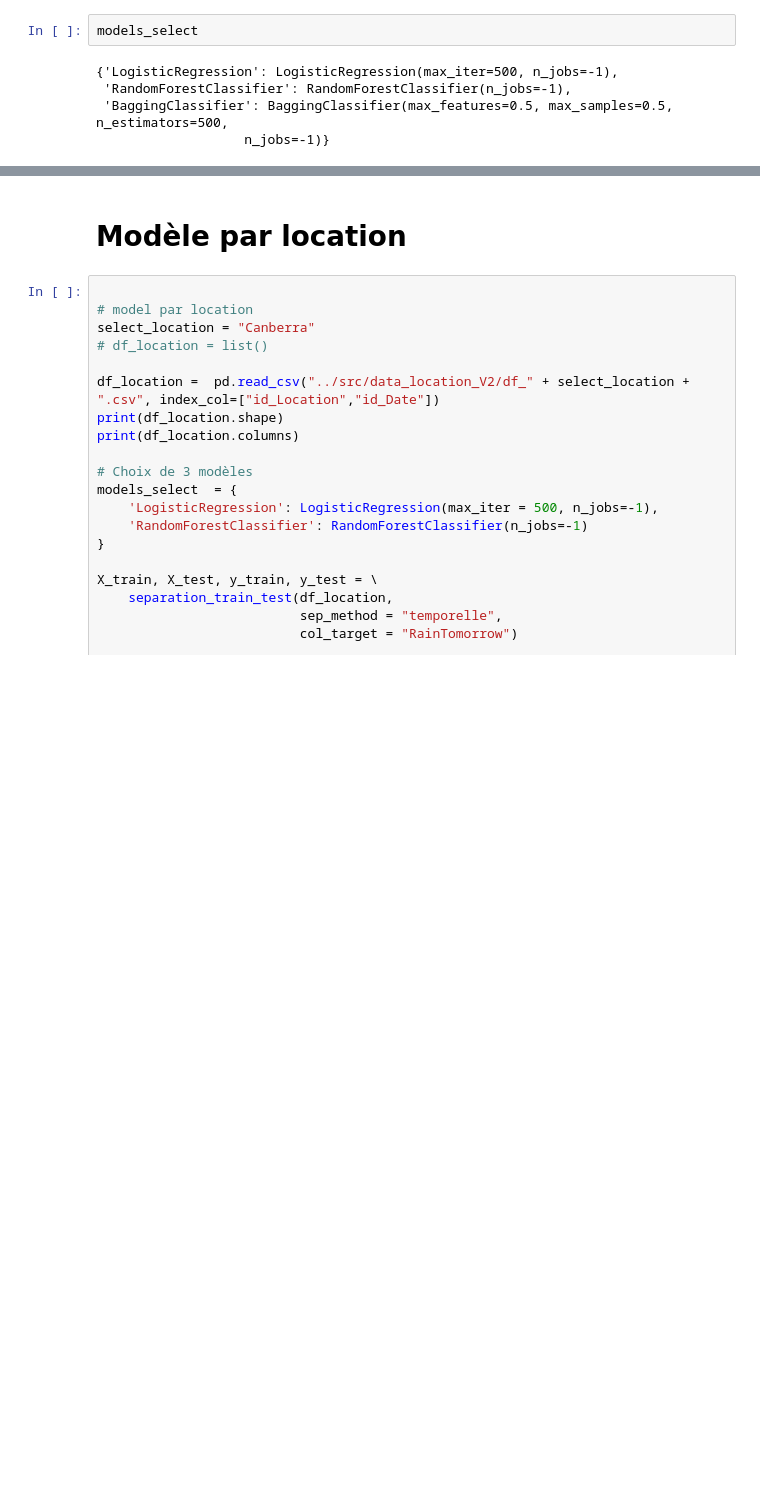
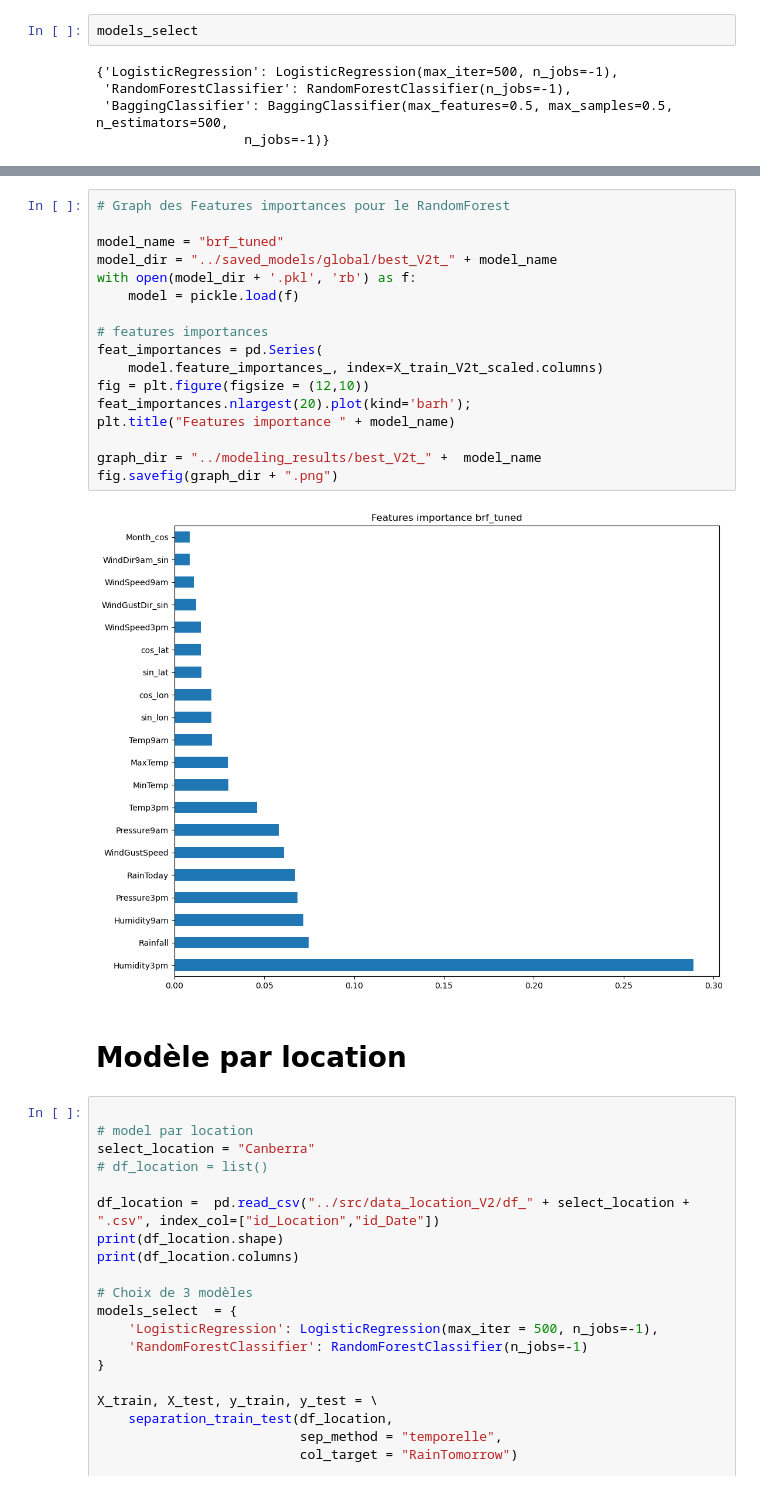
Before and after one commit to alastirm/NOV24_MLOPS_METEO, a Jupyter notebook: notebook/modelling_global.ipynb, the cells around one changed output, grey strips where cells are left out. Cells and saved outputs as stored; diff of their text form; blank space fills up the shorter version.

```diff
--- a/notebook/modelling_global.ipynb
+++ b/notebook/modelling_global.ipynb
@@ -672,3 +873,22 @@ Matrice de confusion :
+# %%
+# Graph des Features importances pour le RandomForest
+
+model_name = "brf_tuned"
+model_dir = "../saved_models/global/best_V2t_" + model_name
+with open(model_dir + '.pkl', 'rb') as f:
+    model = pickle.load(f)
+
+# features importances
+feat_importances = pd.Series(
+    model.feature_importances_, index=X_train_V2t_scaled.columns)
+fig = plt.figure(figsize = (12,10))
+feat_importances.nlargest(20).plot(kind='barh');
+plt.title("Features importance " + model_name)
+
+graph_dir = "../modeling_results/best_V2t_" +  model_name
+fig.savefig(graph_dir + ".png")
+# %% [output]
+[figure, added]
 # %% [markdown]
 # Modèle par location
 # %%
```
Also changed, not shown: parts of 34 cells of this notebook, 7 other files.
